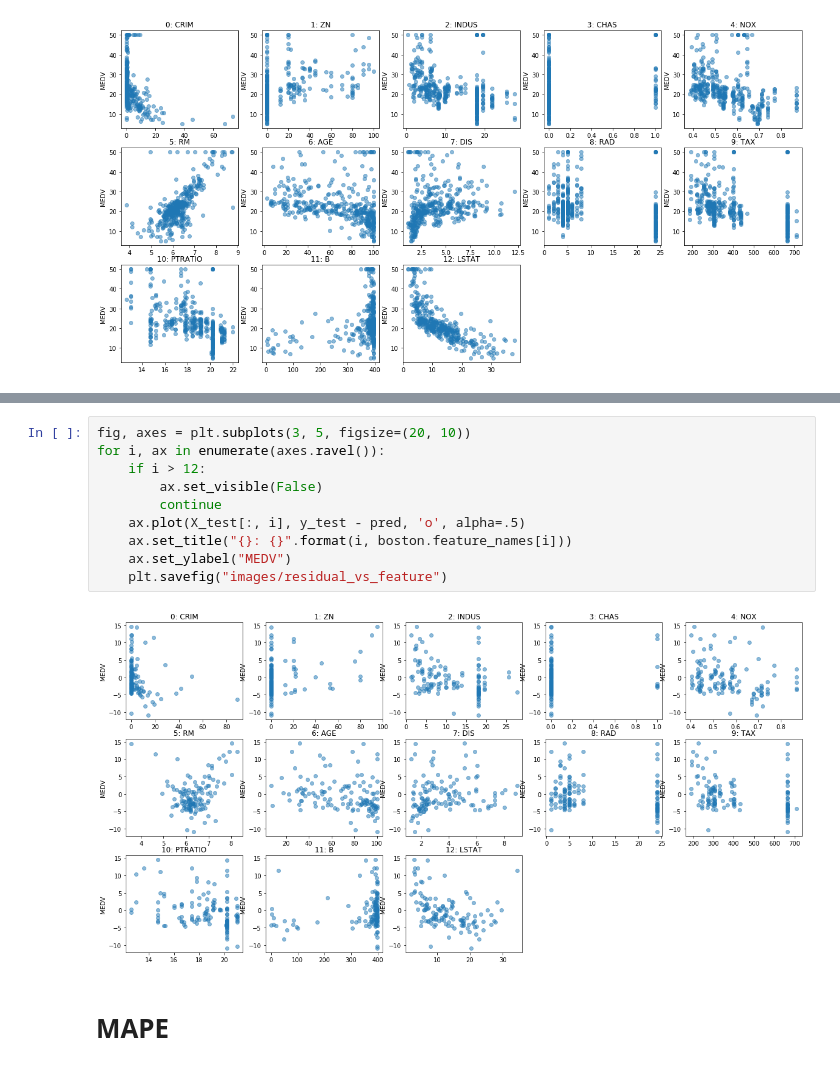
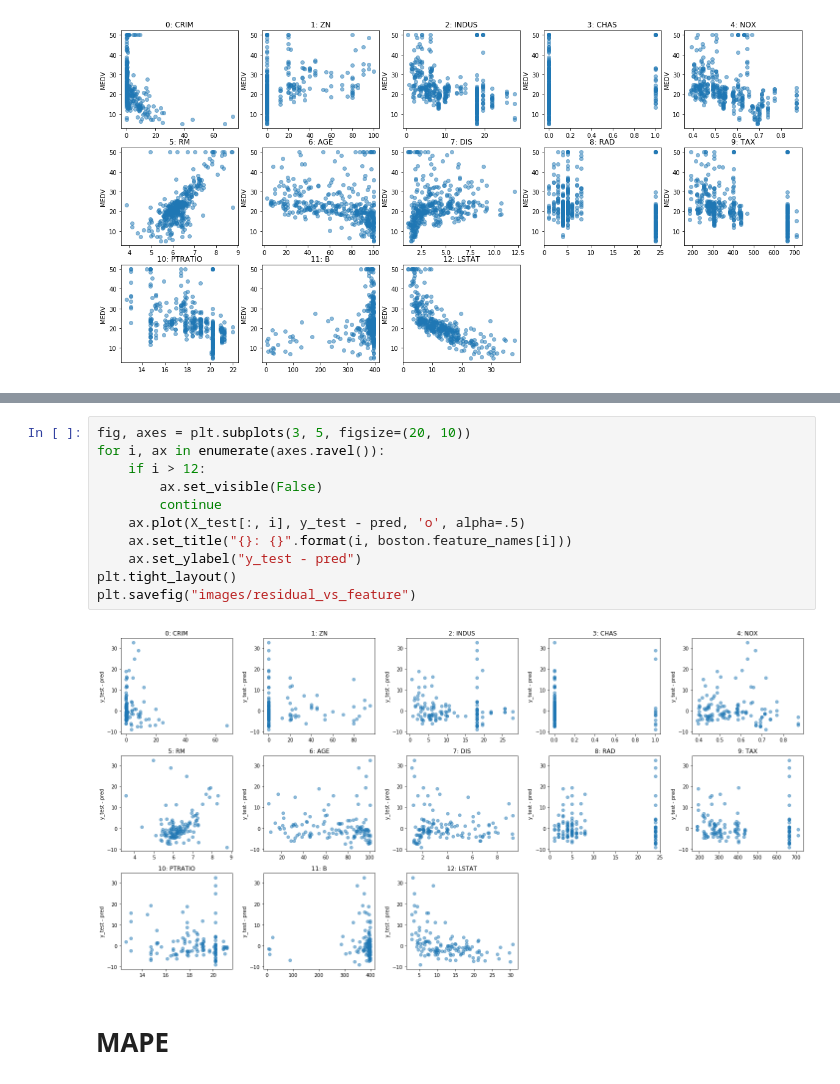
Before and after one commit to amueller/COMS4995-s18, a Jupyter notebook: slides/aml-12-022618-model-evaluation/aml-12-model-evaluation.ipynb, the cells around one changed output, grey strips where cells are left out. Saved outputs shown, nothing was run; the diff lists cells and outputs as text.

```diff
--- a/slides/aml-12-022618-model-evaluation/aml-12-model-evaluation.ipynb
+++ b/slides/aml-12-022618-model-evaluation/aml-12-model-evaluation.ipynb
@@ -494,15 +498,16 @@ array([  1.107,   1.227,   2.395,   4.078,   3.441,   0.3  ,   4.079,
 # %%
 fig, axes = plt.subplots(3, 5, figsize=(20, 10))
 for i, ax in enumerate(axes.ravel()):
     if i > 12:
         ax.set_visible(False)
         continue
     ax.plot(X_test[:, i], y_test - pred, 'o', alpha=.5)
     ax.set_title("{}: {}".format(i, boston.feature_names[i]))
-    ax.set_ylabel("MEDV")
-    plt.savefig("images/residual_vs_feature")
+    ax.set_ylabel("y_test - pred")
+plt.tight_layout()
+plt.savefig("images/residual_vs_feature")
 # %% [output]
-[figure, old version]
+[figure, new version]
 # %% [markdown]
 # MAPE
 # %%
```
Also changed, not shown: parts of 6 cells of this notebook, 1 other file.
